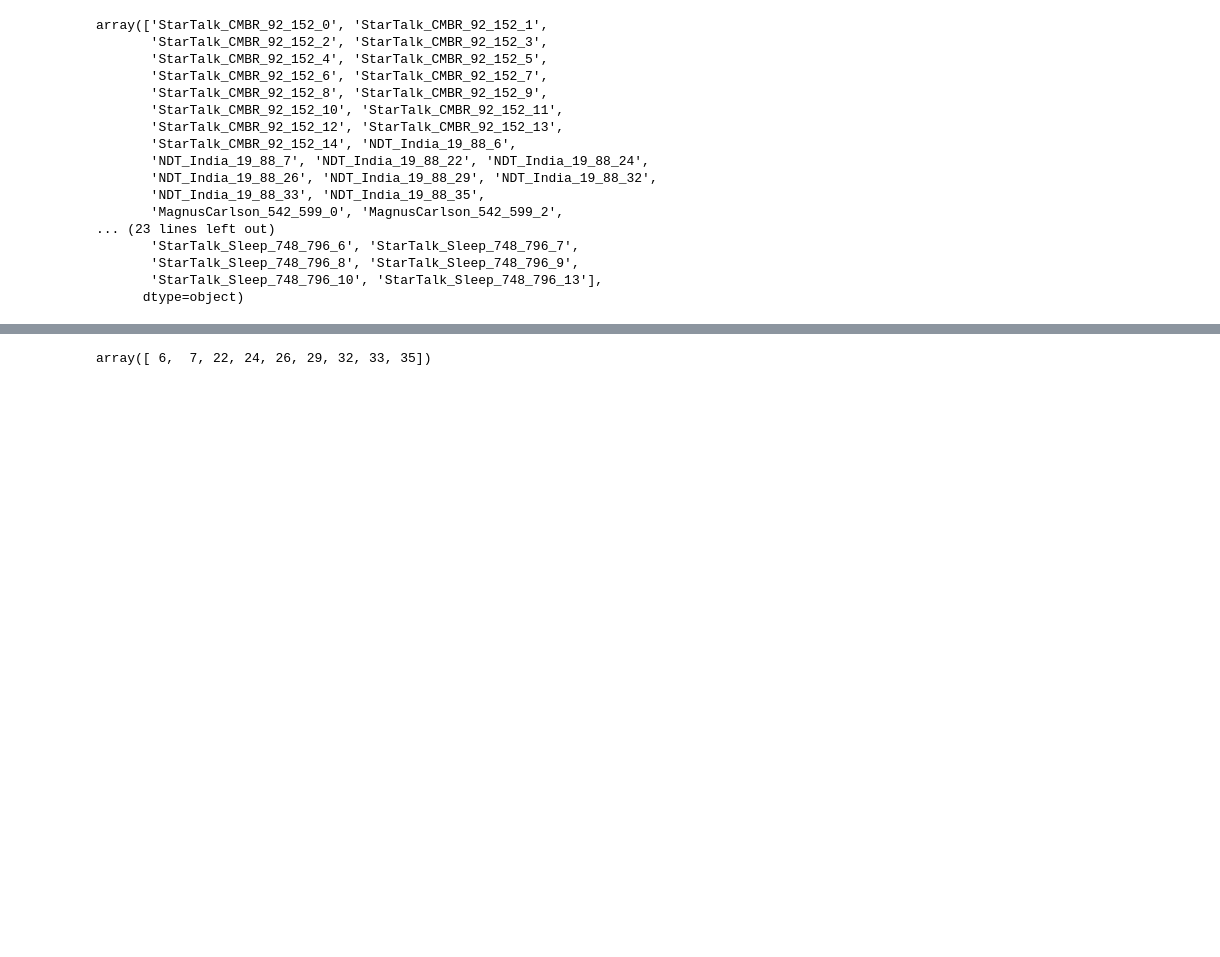
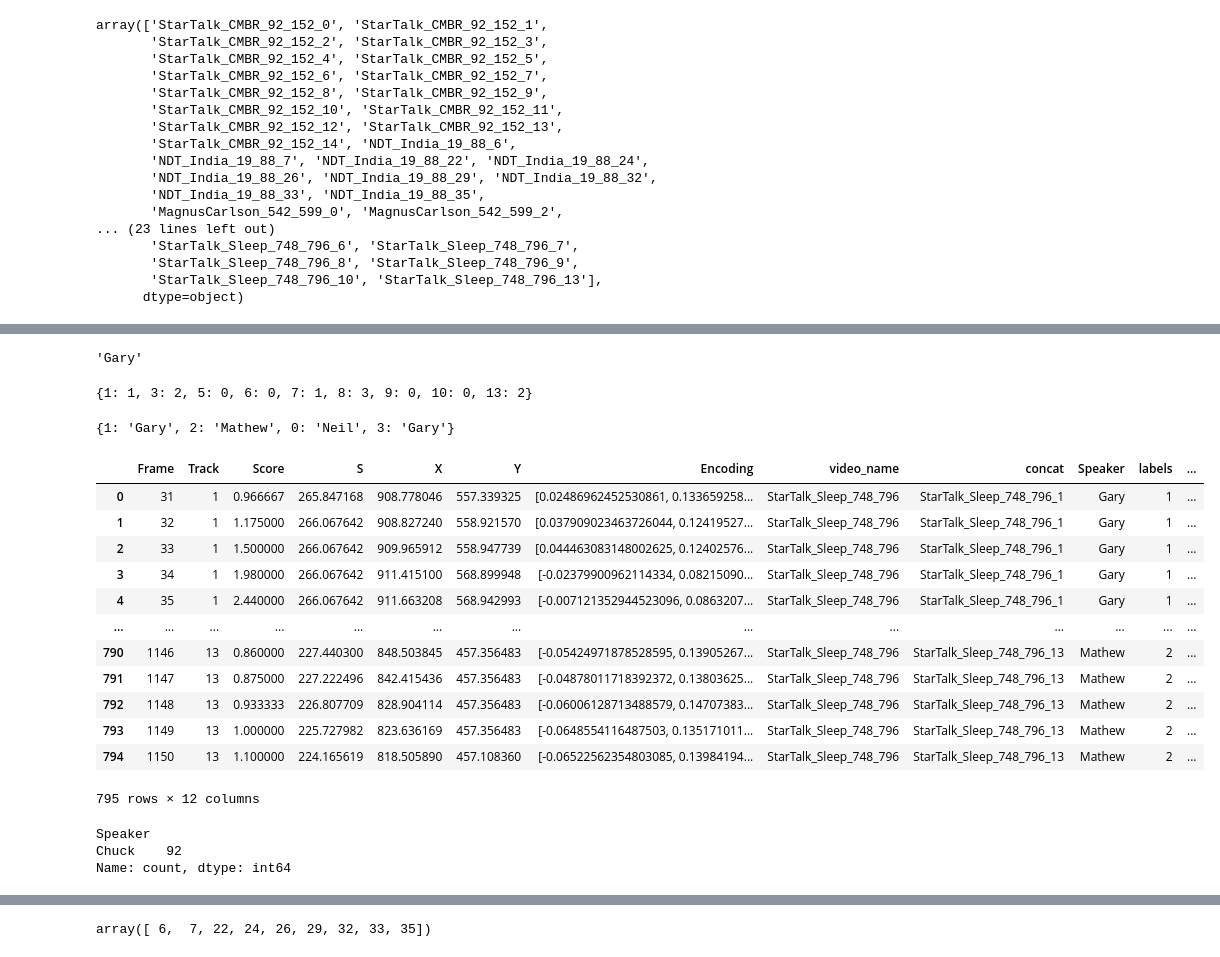
Before and after one commit to ghadwalsunil/WhoSaidThat, a Jupyter notebook: CustomUtils/Testing/Clustering.ipynb, the cells around one changed output, grey strips where cells are left out. Drawn from its saved outputs; the diff is of its cells as text; code cells hidden in the pictures; blank space fills up the shorter version.

```diff
--- a/CustomUtils/Testing/Clustering.ipynb
+++ b/CustomUtils/Testing/Clustering.ipynb
@@ -138,0 +197,3 @@ temp_df
+# %%
+temp_df["labels"] = cluster_labels
+temp_df
@@ -138,0 +259,43 @@ temp_df
+# %%
+temp_df[temp_df["Track"] == 1]["Speaker"].value_counts().idxmax()
+# %% [output]
+'Gary'
+# %%
+label_mapping = {}
+for track in temp_df["Track"].unique():
+    label_mapping[track] = temp_df[temp_df["Track"] == track]["labels"].value_counts().idxmax()
+label_mapping
+# %% [output]
+{1: 1, 3: 2, 5: 0, 6: 0, 7: 1, 8: 3, 9: 0, 10: 0, 13: 2}
+# %%
+temp_df["predicted_label"] = temp_df["Track"].map(label_mapping)
+# %%
+label_2_speaker = {}
+for label in temp_df["labels"].unique():
+    label_2_speaker[label] = temp_df[temp_df["labels"] == label]["Speaker"].value_counts().idxmax()
+label_2_speaker
+# %% [output]
+{1: 'Gary', 2: 'Mathew', 0: 'Neil', 3: 'Gary'}
+# %%
+temp_df["Predicted"] = temp_df["labels"].map(label_2_speaker)
+temp_df
+# %% [output]
+|  | Frame | Track | Score | S | X | Y | Encoding | video_name | concat | Speaker | labels | ... |
+| 0 | 31 | 1 | 0.966667 | 265.847168 | 908.778046 | 557.339325 | [0.02486962452530861, 0.133659258... | StarTalk_Sleep_748_796 | StarTalk_Sleep_748_796_1 | Gary | 1 | ... |
+| 1 | 32 | 1 | 1.175000 | 266.067642 | 908.827240 | 558.921570 | [0.037909023463726044, 0.12419527... | StarTalk_Sleep_748_796 | StarTalk_Sleep_748_796_1 | Gary | 1 | ... |
+| 2 | 33 | 1 | 1.500000 | 266.067642 | 909.965912 | 558.947739 | [0.044463083148002625, 0.12402576... | StarTalk_Sleep_748_796 | StarTalk_Sleep_748_796_1 | Gary | 1 | ... |
+| 3 | 34 | 1 | 1.980000 | 266.067642 | 911.415100 | 568.899948 | [-0.02379900962114334, 0.08215090... | StarTalk_Sleep_748_796 | StarTalk_Sleep_748_796_1 | Gary | 1 | ... |
+| 4 | 35 | 1 | 2.440000 | 266.067642 | 911.663208 | 568.942993 | [-0.007121352944523096, 0.0863207... | StarTalk_Sleep_748_796 | StarTalk_Sleep_748_796_1 | Gary | 1 | ... |
+| ... | ... | ... | ... | ... | ... | ... | ... | ... | ... | ... | ... | ... |
+| 790 | 1146 | 13 | 0.860000 | 227.440300 | 848.503845 | 457.356483 | [-0.05424971878528595, 0.13905267... | StarTalk_Sleep_748_796 | StarTalk_Sleep_748_796_13 | Mathew | 2 | ... |
+| 791 | 1147 | 13 | 0.875000 | 227.222496 | 842.415436 | 457.356483 | [-0.04878011718392372, 0.13803625... | StarTalk_Sleep_748_796 | StarTalk_Sleep_748_796_13 | Mathew | 2 | ... |
+| 792 | 1148 | 13 | 0.933333 | 226.807709 | 828.904114 | 457.356483 | [-0.06006128713488579, 0.14707383... | StarTalk_Sleep_748_796 | StarTalk_Sleep_748_796_13 | Mathew | 2 | ... |
+| 793 | 1149 | 13 | 1.000000 | 225.727982 | 823.636169 | 457.356483 | [-0.0648554116487503, 0.135171011... | StarTalk_Sleep_748_796 | StarTalk_Sleep_748_796_13 | Mathew | 2 | ... |
+| 794 | 1150 | 13 | 1.100000 | 224.165619 | 818.505890 | 457.108360 | [-0.06522562354803085, 0.13984194... | StarTalk_Sleep_748_796 | StarTalk_Sleep_748_796_13 | Mathew | 2 | ... |
+795 rows × 12 columns
+# %%
+temp_df[temp_df["Speaker"] != temp_df["Predicted"]]["Speaker"].value_counts()
+# %% [output]
+Speaker
+Chuck    92
+Name: count, dtype: int64
```
Also changed, not shown: parts of 13 cells of this notebook, 6 other files.
